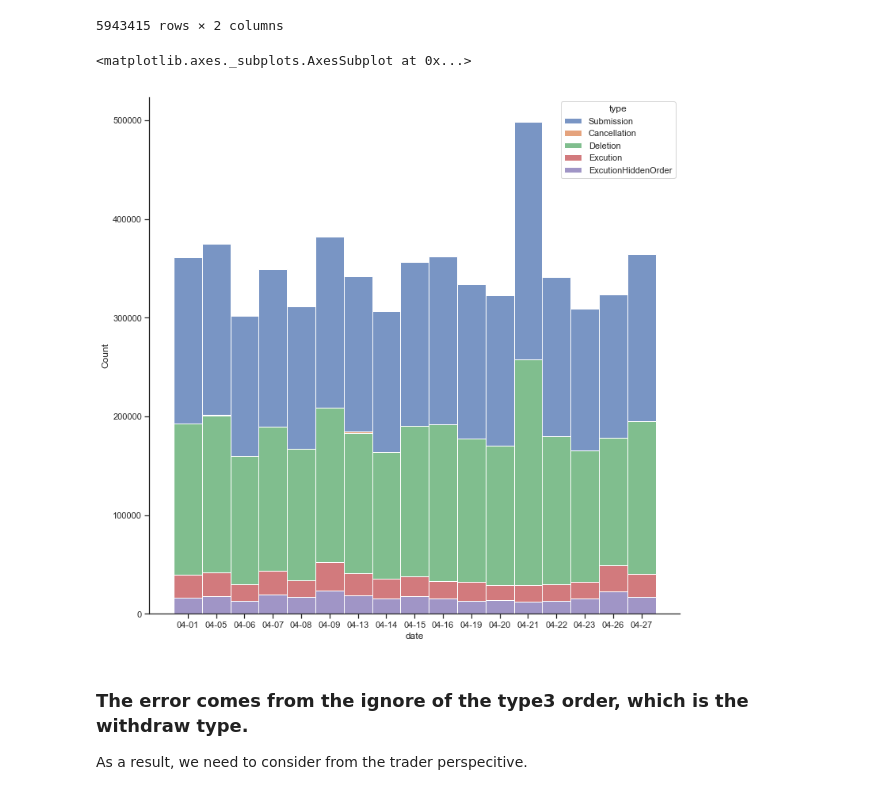
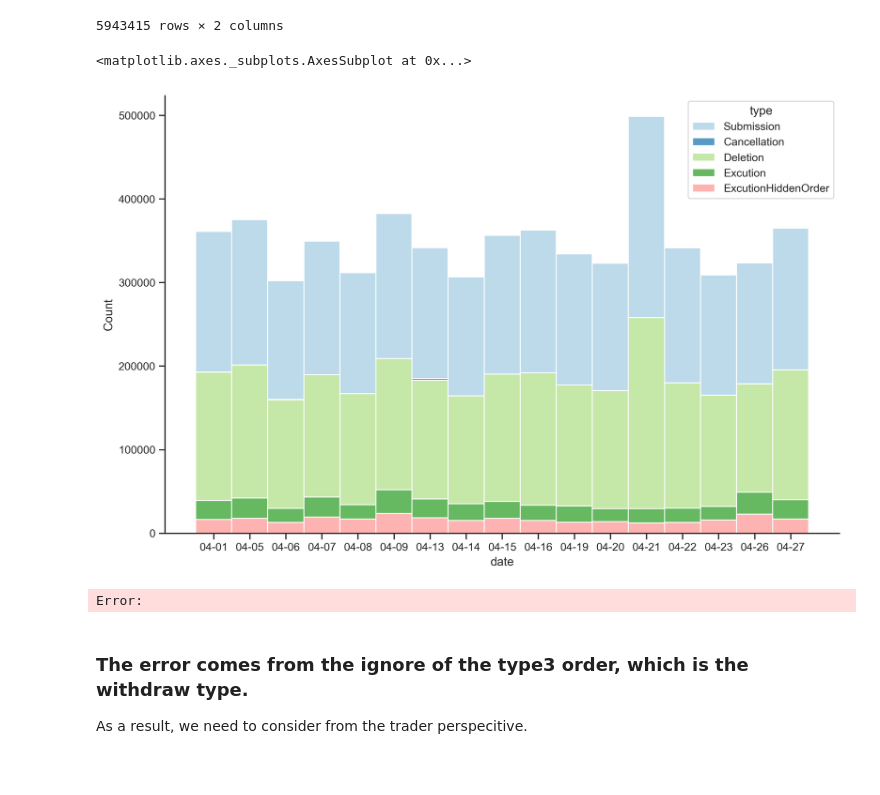
Before and after one commit to KangOxford/AlphaTrade, a Jupyter notebook: OrderDataConvertion.ipynb, the cells around one changed output. Saved outputs shown, nothing was run; the diff lists cells and outputs as text; code cells hidden in the pictures.

```diff
--- a/OrderDataConvertion.ipynb
+++ b/OrderDataConvertion.ipynb
@@ -207,14 +207,20 @@ New
 5943415 rows × 2 columns
 # %%
 # penguins = sns.load_dataset("penguins")
+# %%
+sns.set(rc={"figure.dpi":300, 'savefig.dpi':300})
+sns.set_context('notebook')
 # %%
-f, ax = plt.subplots(figsize=(12, 12))
+sns.set_theme(style="ticks",palette="Paired")
+f, ax = plt.subplots(figsize=(12, 8))
 sns.despine(f)
-sns.color_palette("Paired")
+# sns.color_palette("Paired")
+# sns.color_palette("rocket", as_cmap=True)
 sns.histplot(data=New, x="date", hue="type", multiple="stack")
 # %% [output]
 <matplotlib.axes._subplots.AxesSubplot at 0x...>
-[figure, old version]
+[figure, new version]
+Error:
 # %%
 import seaborn as sns
 import matplotlib as mpl
```
Also changed, not shown: parts of 2 cells of this notebook, 1 other file.
